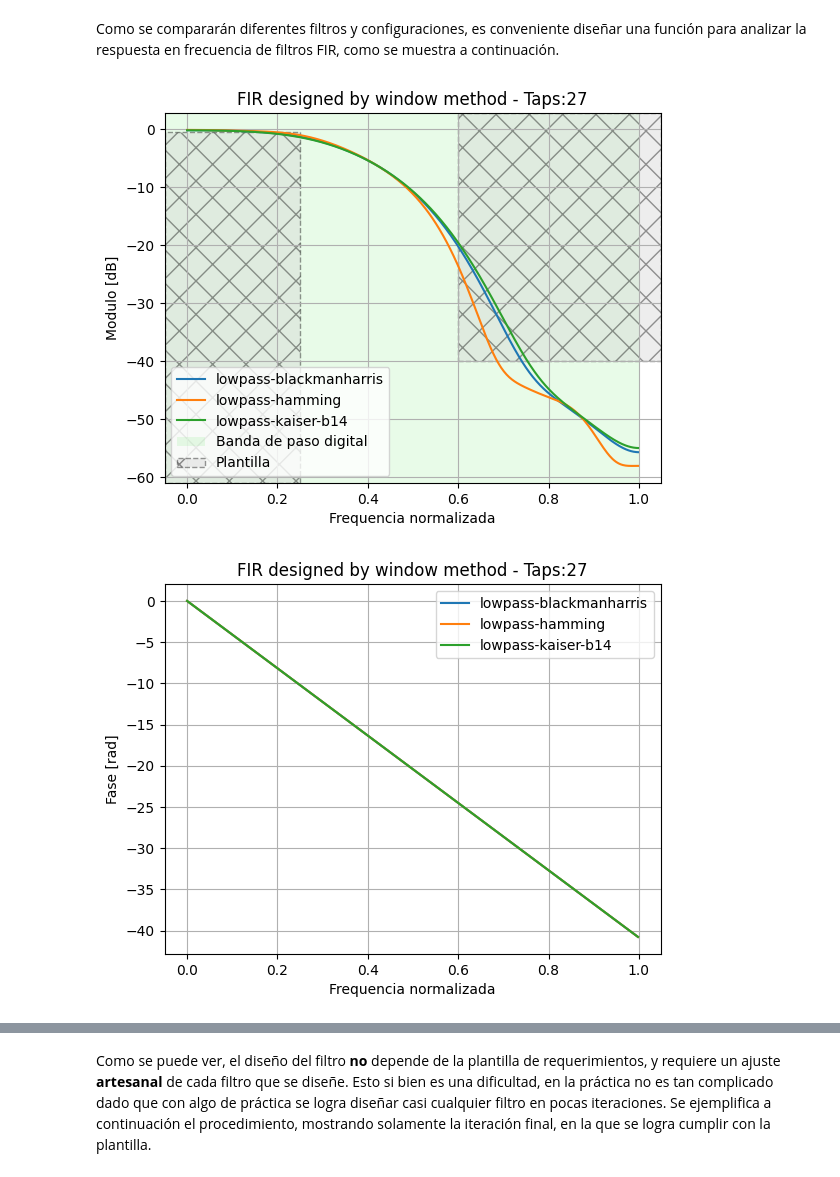
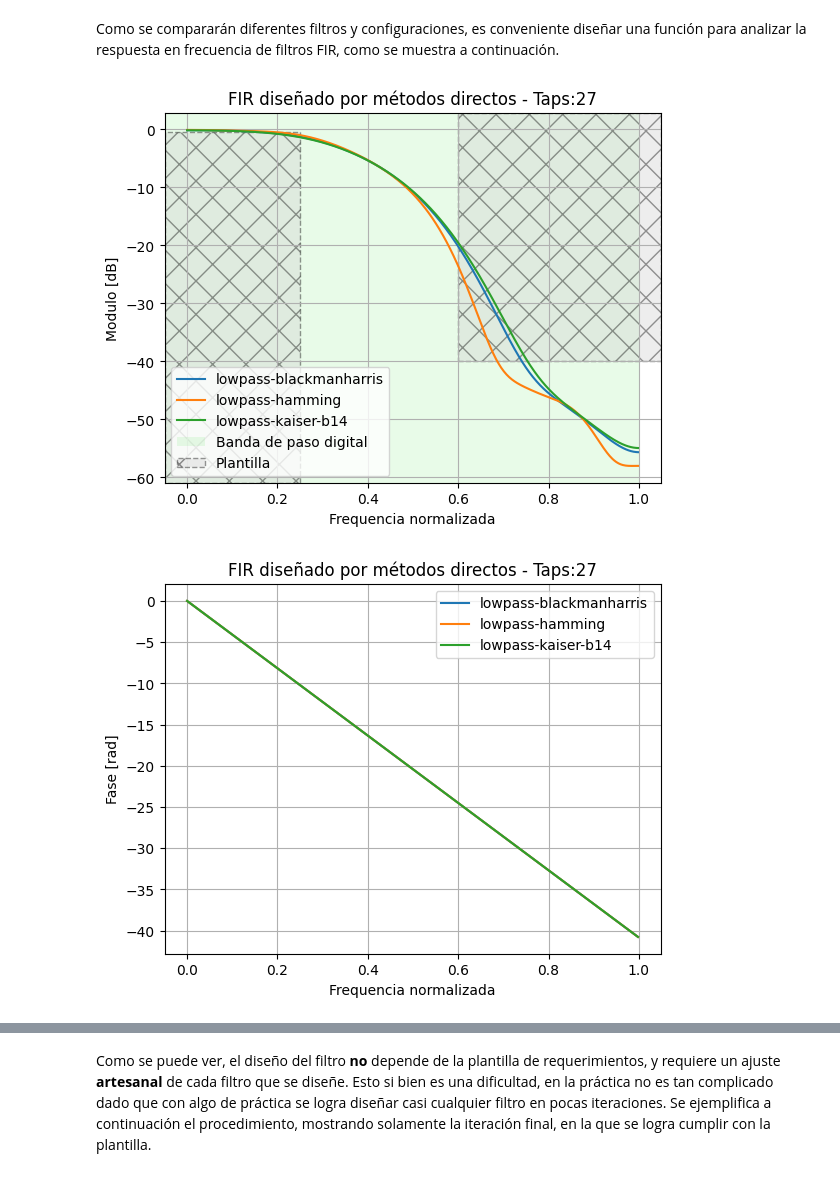
Before and after one commit to marianux/pytc2, a Jupyter notebook: docs/notebooks/ejnb_filtros_FIR.ipynb, the cells around one changed output, grey strips where cells are left out. Cells and saved outputs as stored; diff of their text form; code cells hidden in the pictures.

```diff
--- a/docs/notebooks/ejnb_filtros_FIR.ipynb
+++ b/docs/notebooks/ejnb_filtros_FIR.ipynb
@@ -100,7 +100,7 @@ def plot_freq_resp_fir(this_num, this_desc):
 
     plt.plot(ww, 20 * np.log10(abs(hh)), label=this_desc)
 
-    plt.title('FIR designed by window method - Taps:' + str(cant_coef) )
+    plt.title('FIR diseñado por métodos directos - Taps:' + str(cant_coef) )
     plt.xlabel('Frequencia normalizada')
     plt.ylabel('Modulo [dB]')
     plt.grid(which='both', axis='both')
@@ -114,7 +114,7 @@ def plot_freq_resp_fir(this_num, this_desc):
 
     plt.plot(ww, phase, label=this_desc)
 
-    plt.title('FIR designed by window method - Taps:' + str(cant_coef))
+    plt.title('FIR diseñado por métodos directos - Taps:' + str(cant_coef))
     plt.xlabel('Frequencia normalizada')
     plt.ylabel('Fase [rad]')
     plt.grid(which='both', axis='both')
@@ -133,35 +133,35 @@ def plot_freq_resp_fir(this_num, this_desc):
     plt.title('FIR diseñado por métodos directos - Taps:' + str(cant_coef))
     plt.xlabel('Frequencia normalizada')
     plt.ylabel('Retardo [# muestras]')
     plt.grid(which='both', axis='both')
 
     axes_hdl = plt.gca()
     axes_hdl.legend()
 
 plot_freq_resp_fir(num_bh, filter_type+ '-blackmanharris')
 plot_freq_resp_fir(num_hm, filter_type+ '-hamming')
 plot_freq_resp_fir(num_ka, filter_type+ '-kaiser-b14')
 
 
 # sobreimprimimos la plantilla del filtro requerido para mejorar la visualización
 fig = plt.figure(1)
 plot_plantilla(filter_type = filter_type , fpass = fpass, ripple = ripple , fstop = fstop, attenuation = attenuation, fs = fs)
 ax = plt.gca()
 ax.legend()
 
 # reordenamos las figuras en el orden habitual: módulo-fase-retardo
 plt.figure(2)
 axes_hdl = plt.gca()
 axes_hdl.legend()
 
 plt.figure(3)
 axes_hdl = plt.gca()
 axes_hdl.legend()
 
 plt.show()
 # %% [output]
-[figure, old version]
+[figure, new version]
-[figure, old version]
+[figure, new version]
 [figure]
 # %%
 ax.set_xlim([0, np.mean((fpass,fstop))])
```
Also changed, not shown: parts of 7 cells of this notebook, 7 other files.
